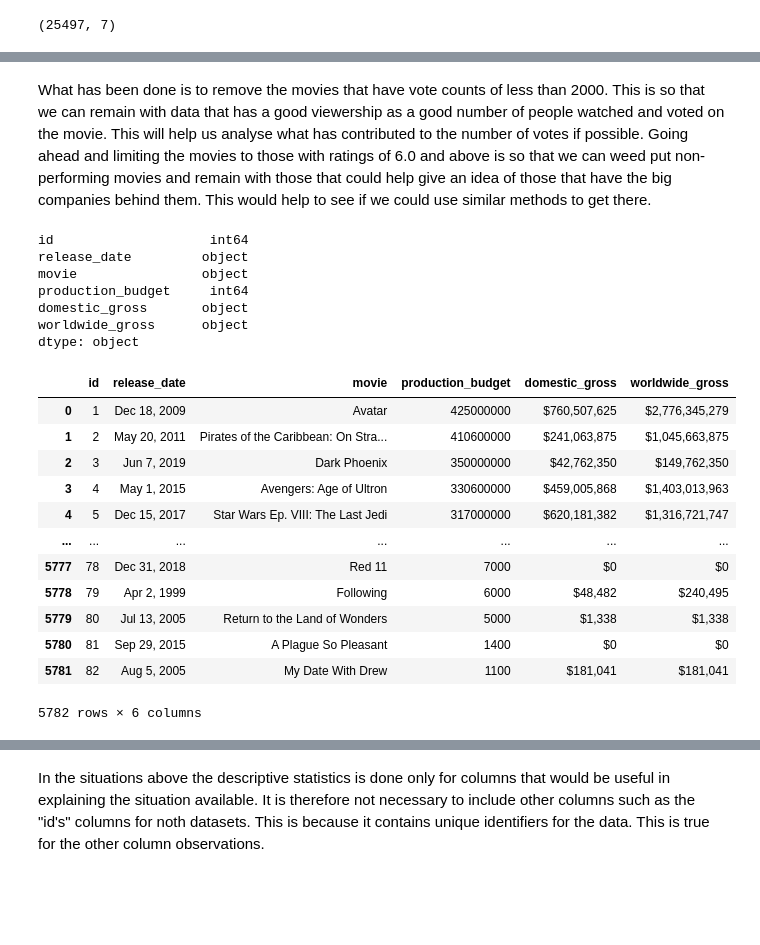
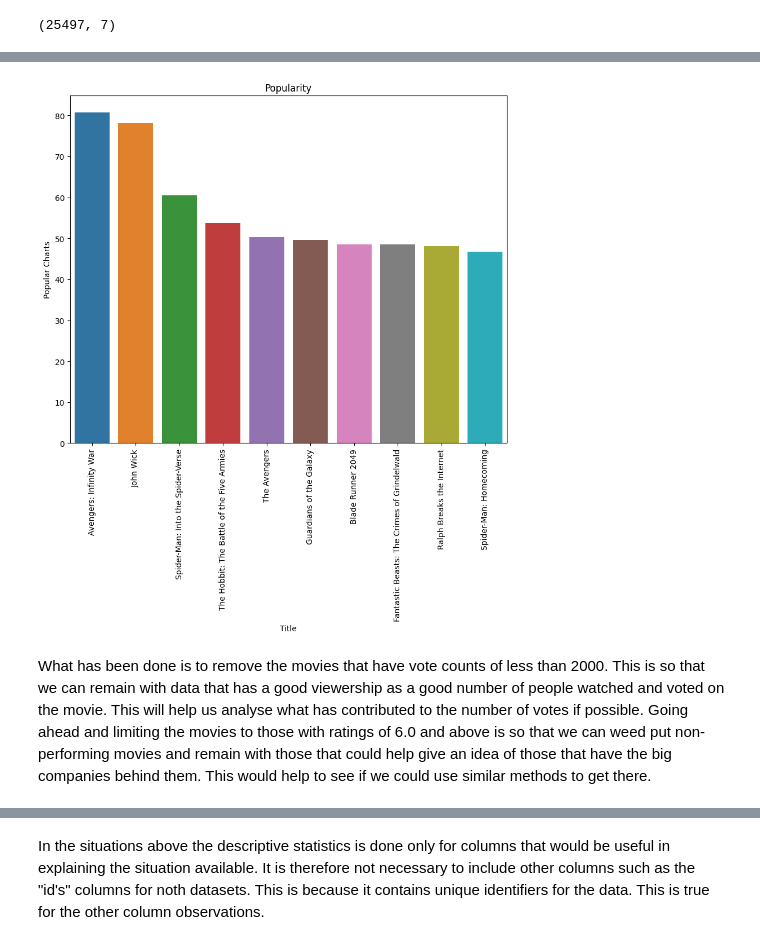
Before and after one commit to Ed-Odhiambo/dsc-phase-1-project-v2-4, a Jupyter notebook: working_project_edit.ipynb, the cells around one changed output, grey strips where cells are left out. Saved outputs shown, nothing was run; the diff lists cells and outputs as text; code cells hidden in the pictures; blank space fills up the shorter version.

```diff
--- a/working_project_edit.ipynb
+++ b/working_project_edit.ipynb
@@ -193,0 +199,3 @@ tmdb_df
+# %%
+IMDB_TopPopular = IMDB_data.sort_values(by='popularity', ascending=False).head(100)
+IMDB_TopPopular
@@ -194,28 +216,14 @@ tmdb_df
+# %%
+fig, axes = plt.subplots(figsize=(10,8))
+
+sns.barplot(x =IMDB_TopPopular['title'].head(10), y =IMDB_TopPopular['popularity'].head(10))
+plt.title('Popularity')
+plt.xlabel('Title')
+plt.ylabel('Popular Charts')
+plt.xticks(rotation = 90)
+
+plt.show()
+# %% [output]
+[figure, added]
 # %% [markdown]
 What has been done is to remove the movies that have vote counts of less than 2000. This is so that we can remain with data that has a good viewership as a good number of people watched and voted on the movie. This will help us analyse what has contributed to the number of votes if possible. Going ahead and limiting the movies to those with ratings of 6.0 and above is so that we can weed put non-performing movies and remain with those that could help give an idea of those that have the big companies behind them. This would help to see if we could use similar methods to get there.
-# %%
-tn_df["production_budget"] = tn_df["production_budget"].str.replace(r'\D', '')
-tn_df["production_budget"] = tn_df["production_budget"].astype(int)
-print(tn_df.dtypes, "\n")
-tn_df
-# %% [output]
-id                    int64
-release_date         object
-movie                object
-production_budget     int64
-domestic_gross       object
-worldwide_gross      object
-dtype: object
-|  | id | release_date | movie | production_budget | domestic_gross | worldwide_gross |
-| 0 | 1 | Dec 18, 2009 | Avatar | 425000000 | $760,507,625 | $2,776,345,279 |
-| 1 | 2 | May 20, 2011 | Pirates of the Caribbean: On Stra... | 410600000 | $241,063,875 | $1,045,663,875 |
-| 2 | 3 | Jun 7, 2019 | Dark Phoenix | 350000000 | $42,762,350 | $149,762,350 |
-| 3 | 4 | May 1, 2015 | Avengers: Age of Ultron | 330600000 | $459,005,868 | $1,403,013,963 |
-| 4 | 5 | Dec 15, 2017 | Star Wars Ep. VIII: The Last Jedi | 317000000 | $620,181,382 | $1,316,721,747 |
-| ... | ... | ... | ... | ... | ... | ... |
-| 5777 | 78 | Dec 31, 2018 | Red 11 | 7000 | $0 | $0 |
-| 5778 | 79 | Apr 2, 1999 | Following | 6000 | $48,482 | $240,495 |
-| 5779 | 80 | Jul 13, 2005 | Return to the Land of Wonders | 5000 | $1,338 | $1,338 |
-| 5780 | 81 | Sep 29, 2015 | A Plague So Pleasant | 1400 | $0 | $0 |
-| 5781 | 82 | Aug 5, 2005 | My Date With Drew | 1100 | $181,041 | $181,041 |
-5782 rows × 6 columns
```
Also changed, not shown: parts of 41 cells of this notebook.
